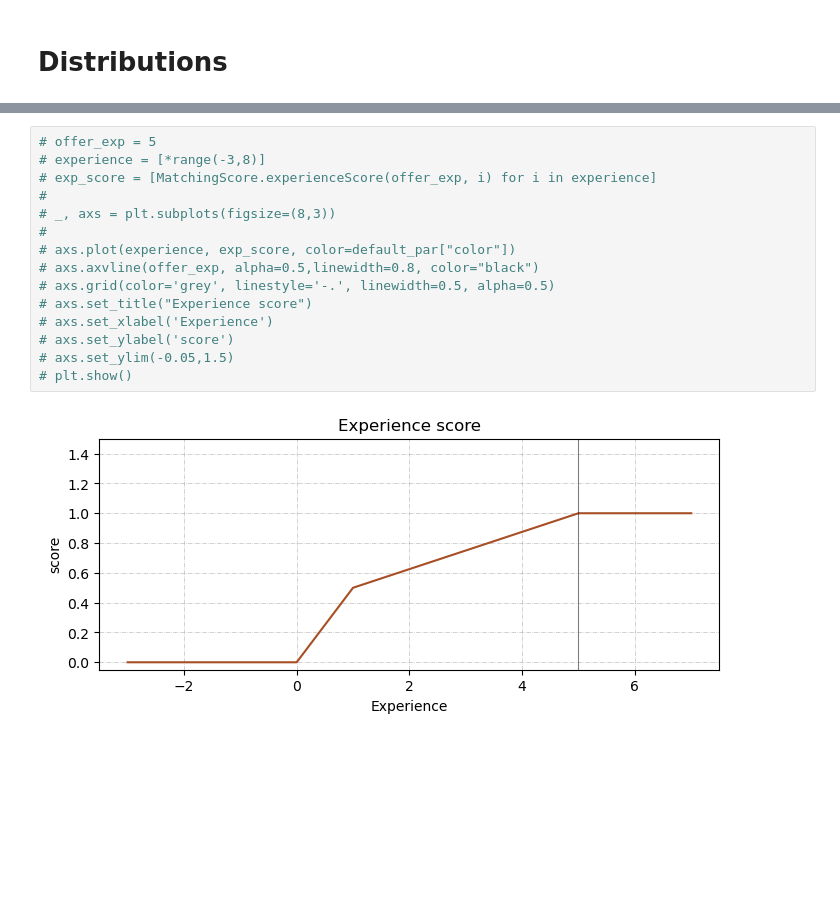
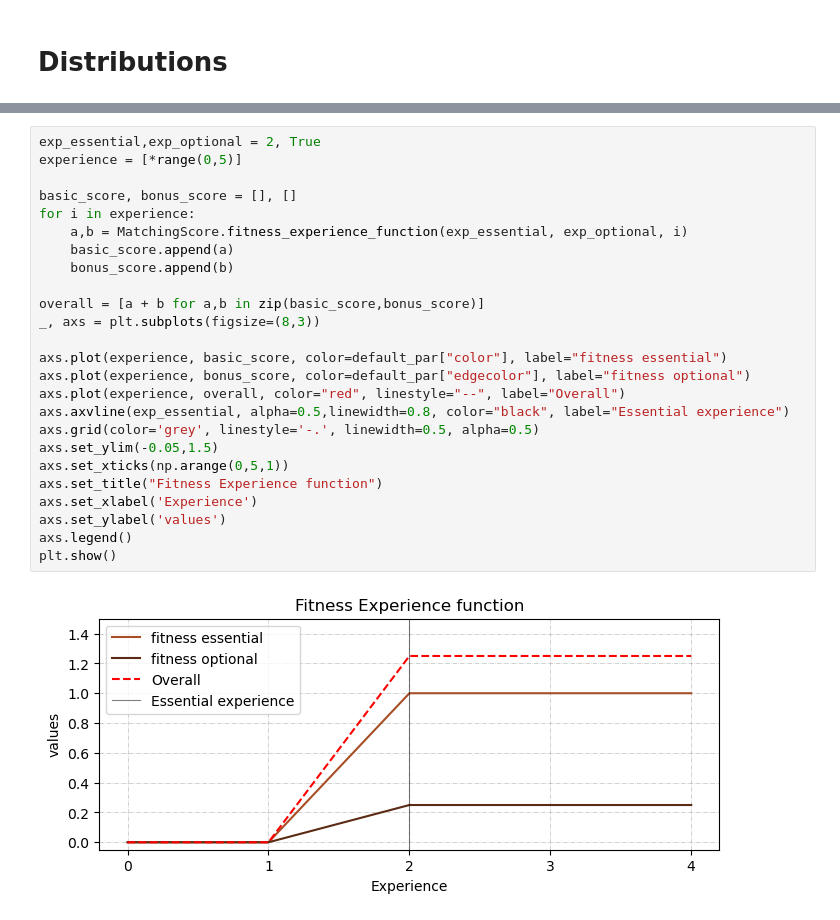
Before and after one commit to jacons/Interpretable-by-design-Human-Recommender, a Jupyter notebook: other_notebook/show_distribution.ipynb, the cells around one changed output, grey strips where cells are left out. Saved outputs shown, nothing was run; the diff lists cells and outputs as text; blank space fills up the shorter version.

```diff
--- a/other_notebook/show_distribution.ipynb
+++ b/other_notebook/show_distribution.ipynb
@@ -115,17 +137,27 @@ plt.show()
 # %%
-# offer_exp = 5
-# experience = [*range(-3,8)]
-# exp_score = [MatchingScore.experienceScore(offer_exp, i) for i in experience]
-#
-# _, axs = plt.subplots(figsize=(8,3))
-#
-# axs.plot(experience, exp_score, color=default_par["color"])
-# axs.axvline(offer_exp, alpha=0.5,linewidth=0.8, color="black")
-# axs.grid(color='grey', linestyle='-.', linewidth=0.5, alpha=0.5)
-# axs.set_title("Experience score")
-# axs.set_xlabel('Experience')
-# axs.set_ylabel('score')
-# axs.set_ylim(-0.05,1.5)
-# plt.show()
+exp_essential,exp_optional = 2, True
+experience = [*range(0,5)]
+
+basic_score, bonus_score = [], []
+for i in experience:
+    a,b = MatchingScore.fitness_experience_function(exp_essential, exp_optional, i)
+    basic_score.append(a)
+    bonus_score.append(b)
+
+overall = [a + b for a,b in zip(basic_score,bonus_score)]
+_, axs = plt.subplots(figsize=(8,3))
+
+axs.plot(experience, basic_score, color=default_par["color"], label="fitness essential")
+axs.plot(experience, bonus_score, color=default_par["edgecolor"], label="fitness optional")
+axs.plot(experience, overall, color="red", linestyle="--", label="Overall")
+axs.axvline(exp_essential, alpha=0.5,linewidth=0.8, color="black", label="Essential experience")
+axs.grid(color='grey', linestyle='-.', linewidth=0.5, alpha=0.5)
+axs.set_ylim(-0.05,1.5)
+axs.set_xticks(np.arange(0,5,1))
+axs.set_title("Fitness Experience function")
+axs.set_xlabel('Experience')
+axs.set_ylabel('values')
+axs.legend()
+plt.show()
 # %% [output]
-[figure, old version]
+[figure, new version]
```
Also changed, not shown: parts of 8 cells of this notebook, 20 other files.
